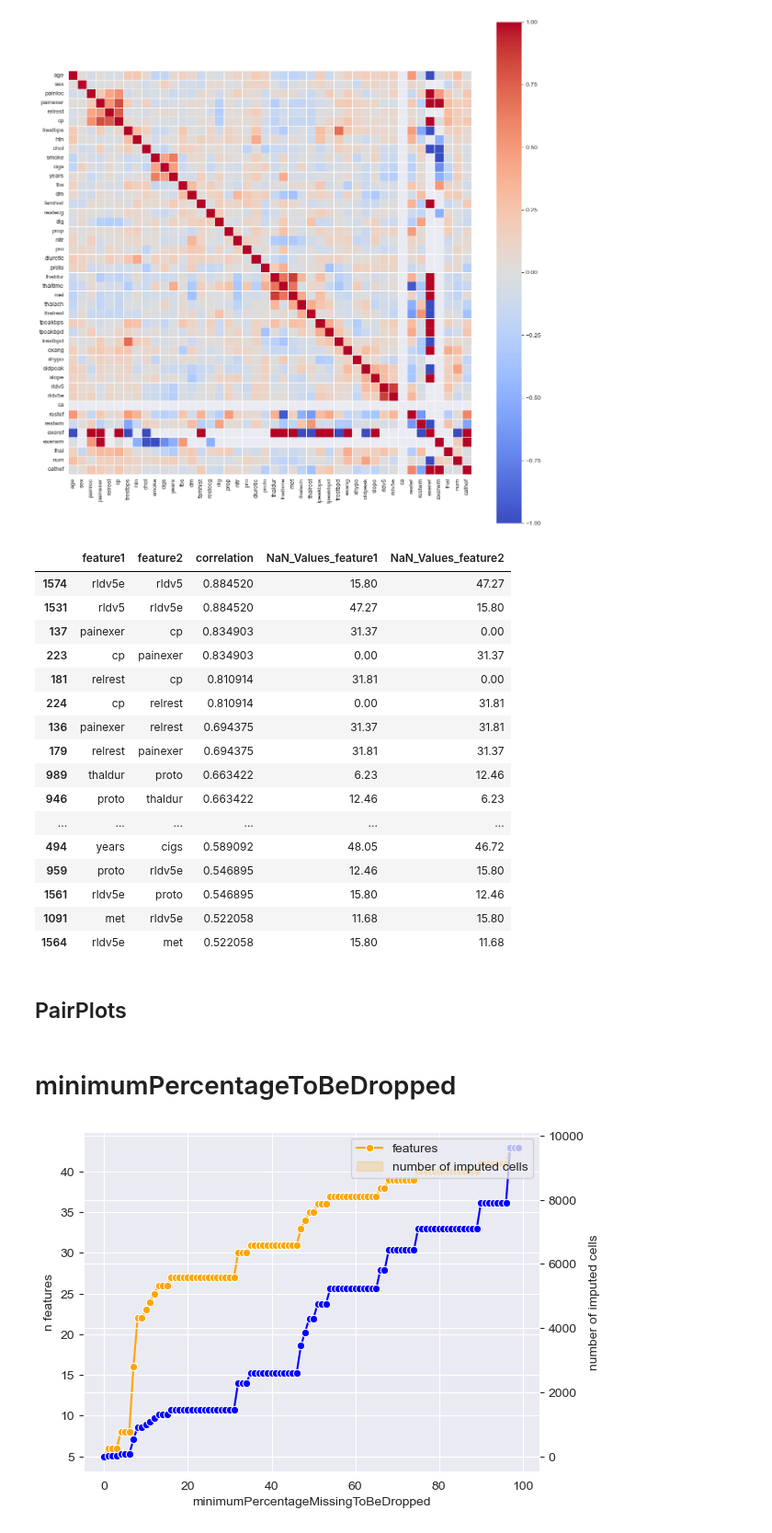
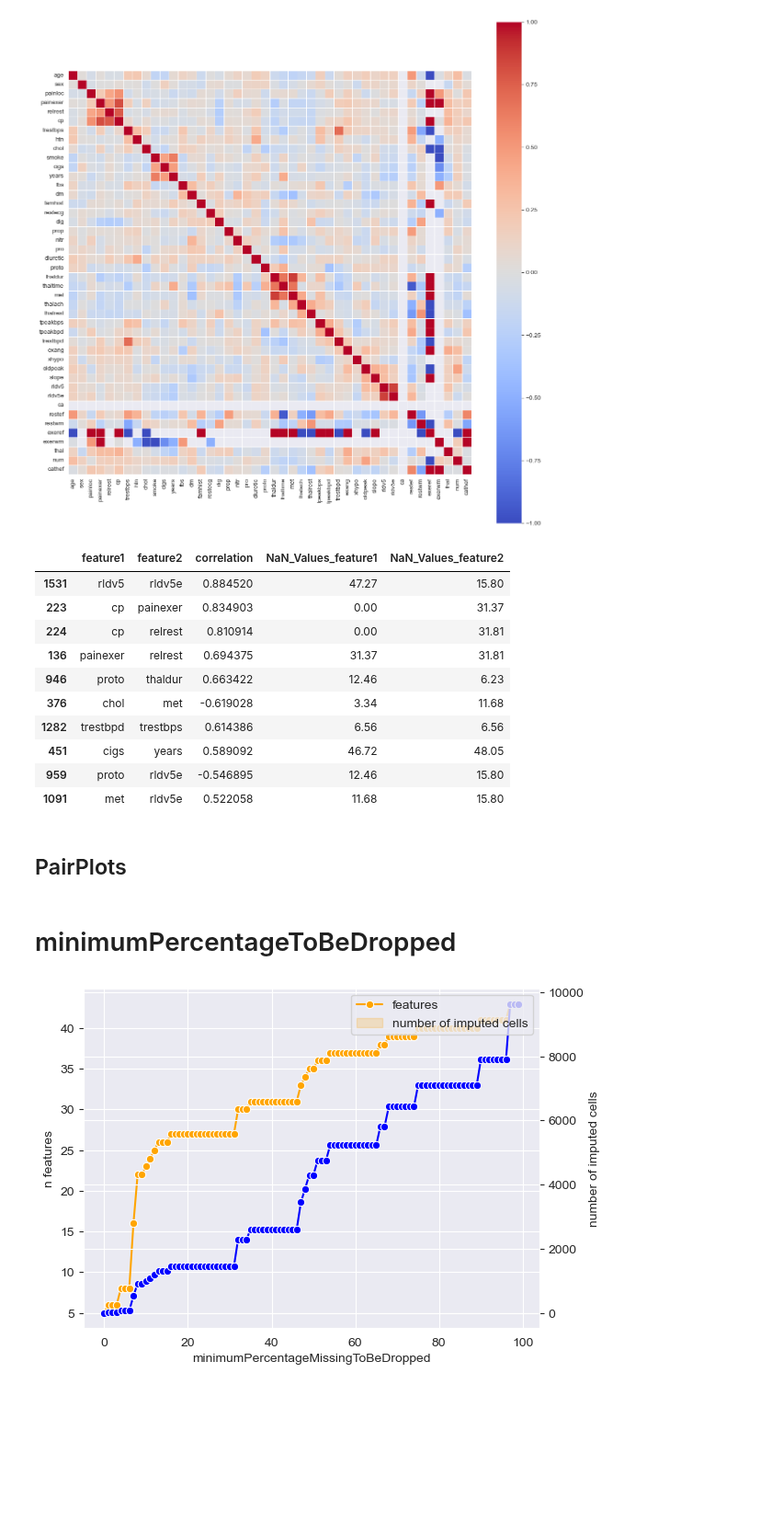
Before and after one commit to FinnHuelsbusch/UniMannheim-DataMining, a Jupyter notebook: Analyse.ipynb, the cells around one changed output. Shown at 92% size. Drawn from its saved outputs; the diff is of its cells as text; code cells hidden in the pictures; blank space fills up the shorter version.

Commit message:
removed duplicates in correlation analysis

```diff
--- a/Analyse.ipynb
+++ b/Analyse.ipynb
@@ -159,39 +165,38 @@ for dataset in datasets:
 # %%
 percentage_missing = ((df.isna().sum()/len(df)*100).round(2)).to_dict()
 # %%
-unstacked_corr = df.corr().unstack().abs()
+unstacked_corr = df.corr().unstack()
+#remove duplicate pairs
 #index = pd.MultiIndex.from_tuples(tuples)
 unstacked_corr = unstacked_corr.reset_index()
 unstacked_corr.columns = ["feature1","feature2","correlation"]
-unstacked_corr = unstacked_corr[unstacked_corr['feature1'] != unstacked_corr['feature2']]
+#remove duplicates and correlation between the same feature
+unstacked_corr = unstacked_corr[unstacked_corr['feature1'] < unstacked_corr['feature2']]
 unstacked_corr['NaN_Values_feature1'] = [percentage_missing[x] for x in unstacked_corr['feature1']]
 unstacked_corr['NaN_Values_feature2'] = [percentage_missing[x] for x in unstacked_corr['feature2']]
-unstacked_corr[(unstacked_corr["correlation"] > 0.5) & (unstacked_corr['NaN_Values_feature1'] < 50) & (unstacked_corr['NaN_Values_feature2'] < 50)].sort_values(by="correlation", ascending=False)
+unstacked_corr['abs_corr'] = abs(unstacked_corr['correlation'])
+unstacked_corr = unstacked_corr[(abs(unstacked_corr["correlation"]) > 0.5) & (unstacked_corr['NaN_Values_feature1'] < 50) & (unstacked_corr['NaN_Values_feature2'] < 50)].sort_values(by="abs_corr", ascending=False)
+unstacked_corr.drop(["abs_corr"], inplace=True, axis=1)
+unstacked_corr
 # %% [output]
 |  | feature1 | feature2 | correlation | NaN_Values_feature1 | NaN_Values_feature2 |
-| 1574 | rldv5e | rldv5 | 0.884520 | 15.80 | 47.27 |
 | 1531 | rldv5 | rldv5e | 0.884520 | 47.27 | 15.80 |
-| 137 | painexer | cp | 0.834903 | 31.37 | 0.00 |
 | 223 | cp | painexer | 0.834903 | 0.00 | 31.37 |
-| 181 | relrest | cp | 0.810914 | 31.81 | 0.00 |
 | 224 | cp | relrest | 0.810914 | 0.00 | 31.81 |
 | 136 | painexer | relrest | 0.694375 | 31.37 | 31.81 |
-| 179 | relrest | painexer | 0.694375 | 31.81 | 31.37 |
-| 989 | thaldur | proto | 0.663422 | 6.23 | 12.46 |
 | 946 | proto | thaldur | 0.663422 | 12.46 | 6.23 |
-| ... | ... | ... | ... | ... | ... |
-| 494 | years | cigs | 0.589092 | 48.05 | 46.72 |
-| 959 | proto | rldv5e | 0.546895 | 12.46 | 15.80 |
-| 1561 | rldv5e | proto | 0.546895 | 15.80 | 12.46 |
+| 376 | chol | met | -0.619028 | 3.34 | 11.68 |
+| 1282 | trestbpd | trestbps | 0.614386 | 6.56 | 6.56 |
+| 451 | cigs | years | 0.589092 | 46.72 | 48.05 |
+| 959 | proto | rldv5e | -0.546895 | 12.46 | 15.80 |
 | 1091 | met | rldv5e | 0.522058 | 11.68 | 15.80 |
-| 1564 | rldv5e | met | 0.522058 | 15.80 | 11.68 |
 # %% [markdown]
 ## PairPlots
+# %% [markdown]
+# minimumPercentageToBeDropped
 # %%
 print_pair_plots = False #was missing
 if print_pair_plots:
     sns.pairplot(df, hue="num", palette="tab10")
 if print_pair_plots:
     sns.pairplot(df, hue="dataset", palette="tab10")
-# %% [markdown]
-# minimumPercentageToBeDropped
```
Also changed, not shown: parts of 2 cells of this notebook.
